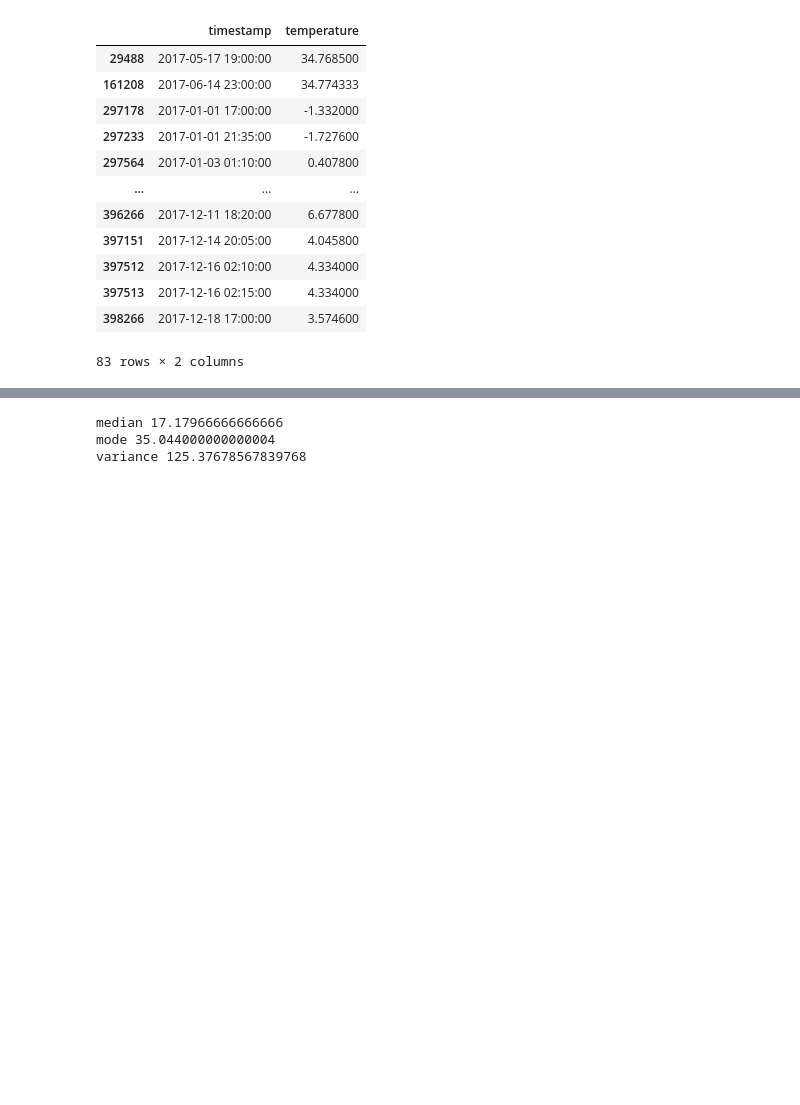
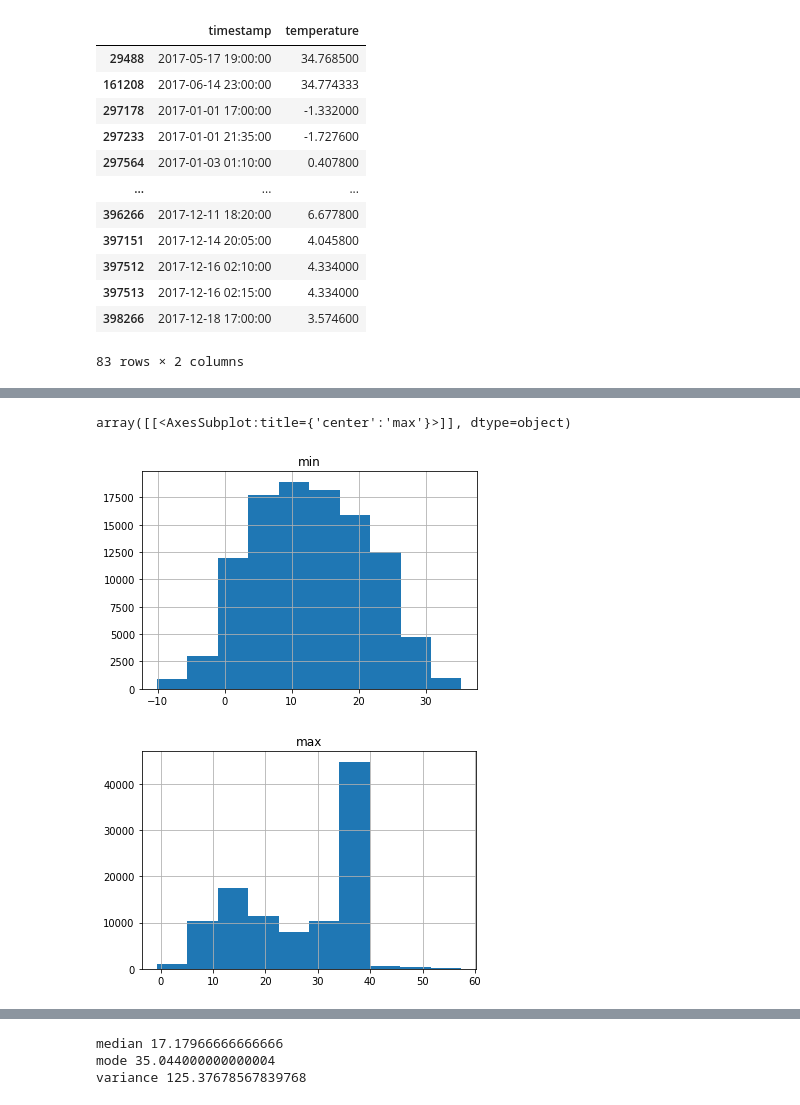
Before and after one commit to AFineSortie/Apicultural-Conservation-and-Technology, a Jupyter notebook: temp_2017.ipynb, the cells around one changed output, grey strips where cells are left out. Saved outputs shown, nothing was run; the diff lists cells and outputs as text; code cells hidden in the pictures; blank space fills up the shorter version.

```diff
--- a/temp_2017.ipynb
+++ b/temp_2017.ipynb
@@ -163,2 +194,9 @@ df[df.duplicated()]
+# %%
+newdf.hist(column='min')
+newdf.hist(column='max')
+# %% [output]
+array([[<AxesSubplot:title={'center':'max'}>]], dtype=object)
+[figure, added]
+[figure, added]
 # %%
 #Show mean, standard dev, min, max, and IQRs after dropping rows
```
Also changed, not shown: parts of 5 cells of this notebook, 4 other files.
